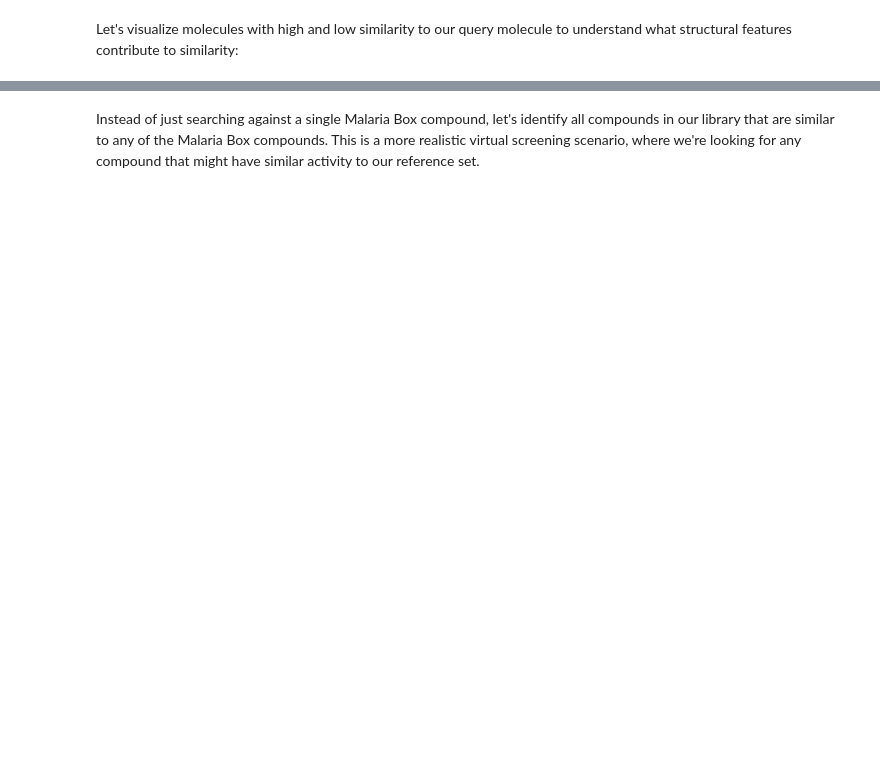
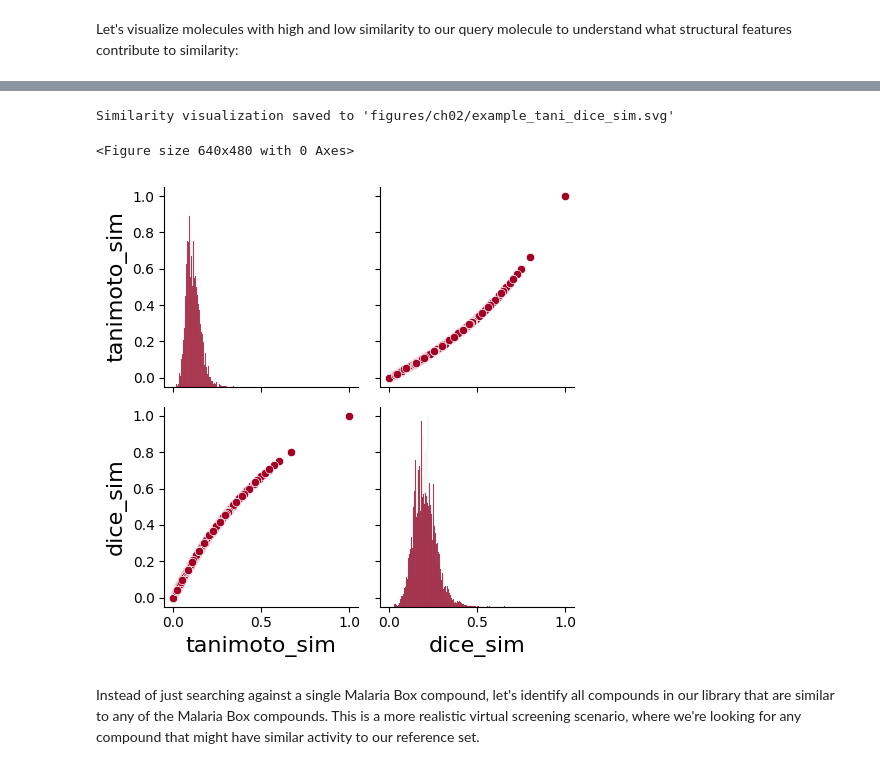
Before and after one commit to nrflynn2/ml-drug-discovery, a Jupyter notebook: CH02_FLYNN_ML4DD.ipynb, the cells around one changed output, grey strips where cells are left out. Cells and saved outputs as stored; diff of their text form; code cells hidden in the pictures; blank space fills up the shorter version.

```diff
--- a/CH02_FLYNN_ML4DD.ipynb
+++ b/CH02_FLYNN_ML4DD.ipynb
@@ -164,7 +162,7 @@ def setup_rdkit_drawing():
     dopts = d2d.drawOptions()
     dopts.useBWAtomPalette()
     dopts.setHighlightColour((.635, .0, .145, .4))
-    #dopts.baseFontSize = 1.0
+    dopts.baseFontSize = 1.0
     dopts.additionalAtomLabelPadding = 0.15
     dopts.dotsPerAngstrom = 100
     return dopts
@@ -1167,6 +1155,7 @@ def generate_morgan_fingerprints(df, mol_col='mol', radius=2, n_bits=2048):
     """
     print(f"Generating Morgan fingerprints (radius={radius}, n_bits={n_bits})...")
 
+    df_copy = df.copy()
     fp_col_name = f"morgan_fp_r{radius}_b{n_bits}"
 
     morgan_generator = GetMorganGenerator(radius=radius, fpSize=n_bits)
@@ -1177,10 +1166,10 @@ def generate_morgan_fingerprints(df, mol_col='mol', radius=2, n_bits=2048):
             return None
         return morgan_generator.GetFingerprint(mol)
 
-    df.loc[:,fp_col_name] = df[mol_col].apply(compute_fingerprint)
+    df_copy.loc[:,fp_col_name] = df_copy[mol_col].apply(compute_fingerprint)
 
     print(f"Fingerprints generated and stored in column '{fp_col_name}'")
-    return df, fp_col_name
+    return df_copy, fp_col_name
 
 # Generate fingerprints for our filtered compounds
 specs_filtered, fp_col_name = generate_morgan_fingerprints(specs_filtered)
@@ -1473,7 +1486,7 @@ def visualize_similarity_extremes(df, sim_col, sim_col_2=None, n=3):
 
     # Create legends
     if sim_col_2:
-        legend_text = [f"Tani: {x:.2f}\nDice: {y:.2f}" for x, y in
+        legend_text = [f"Tani: {x:.2f}\tDice: {y:.2f}" for x, y in
                       zip(extremes[sim_col], extremes[sim_col_2])]
     else:
         legend_text = [f"{x:.2f}" for x in extremes[sim_col]]
@@ -1482,7 +1495,6 @@ def visualize_similarity_extremes(df, sim_col, sim_col_2=None, n=3):
     img = Draw.MolsToGridImage(
         extremes.mol,
         molsPerRow=n,
-        subImgSize=(300, 250),
         legends=legend_text,
         useSVG=True,
         drawOptions=rdkit_drawing_options
@@ -1506,26 +1518,12 @@ if 'specs_filtered' in locals() and 'tanimoto_sim' in specs_filtered.columns:
     print("Similarity visualization saved to 'figures/ch02/example_tani_dice_sim.svg'")
 
     # Visualize the relationship between Tanimoto and Dice similarity
-    plt.figure(figsize=(10, 8))
-
-    # Create a joint plot
-    joint_plot = sns.jointplot(
-        data=specs_filtered,
-        x="tanimoto_sim",
-        y="dice_sim",
-        kind="hex",
-        cmap="viridis",
-        height=8
-    )
-
-    joint_plot.set_axis_labels("Tanimoto Similarity", "Dice Similarity", fontsize=12)
-
-    # Add a title
-    plt.suptitle("Relationship Between Tanimoto and Dice Similarity",
-                y=1.02, fontsize=16)
+    plt.figure()
+    sns.pairplot(specs_filtered[["tanimoto_sim", "dice_sim"]])
 
     plt.tight_layout()
 
     # Save the figure
     plt.savefig('figures/ch02/sim_pairplot.png', bbox_inches='tight', dpi=600)
     plt.savefig('figures/ch02/sim_pairplot.pdf', bbox_inches='tight', dpi=600)
+# %% [output]
@@ -1532,3 +1531,6 @@ if 'specs_filtered' in locals() and 'tanimoto_sim' in specs_filtered.columns:
+Similarity visualization saved to 'figures/ch02/example_tani_dice_sim.svg'
+<Figure size 640x480 with 0 Axes>
+[figure, added]
 # %% [markdown]
 Instead of just searching against a single Malaria Box compound, let's identify all compounds in our library that are similar to any of the Malaria Box compounds. This is a more realistic virtual screening scenario, where we're looking for any compound that might have similar activity to our reference set.
 # %%
```
Also changed, not shown: parts of 18 cells of this notebook, 21 other files.
